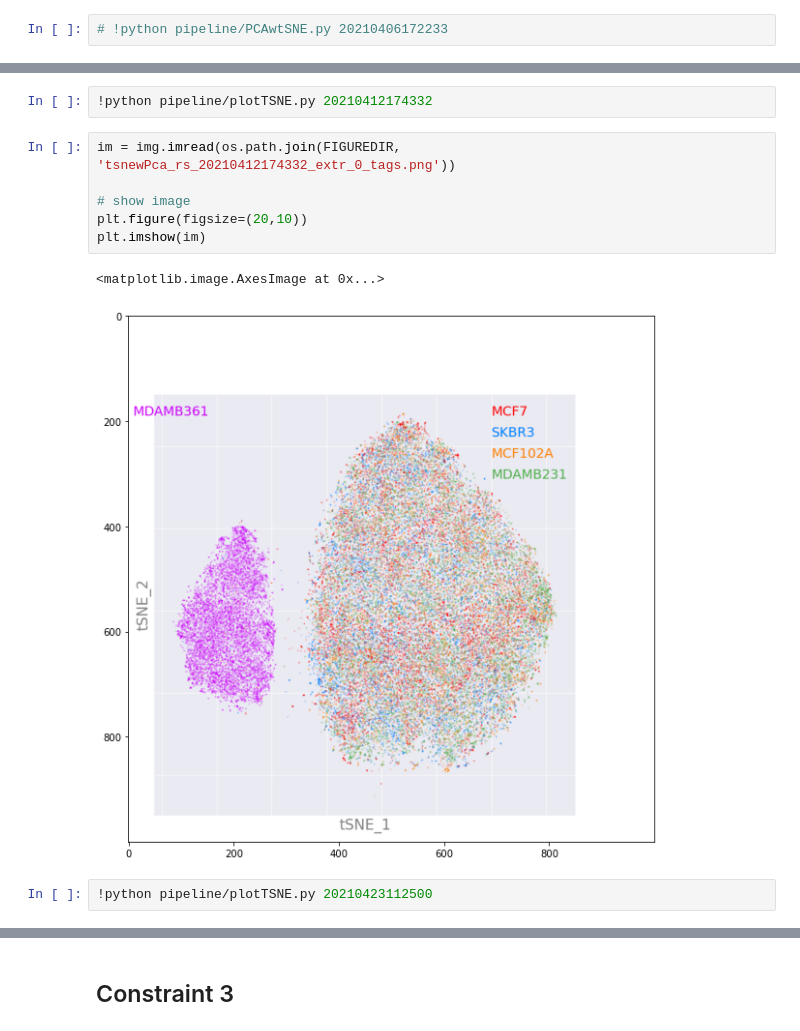
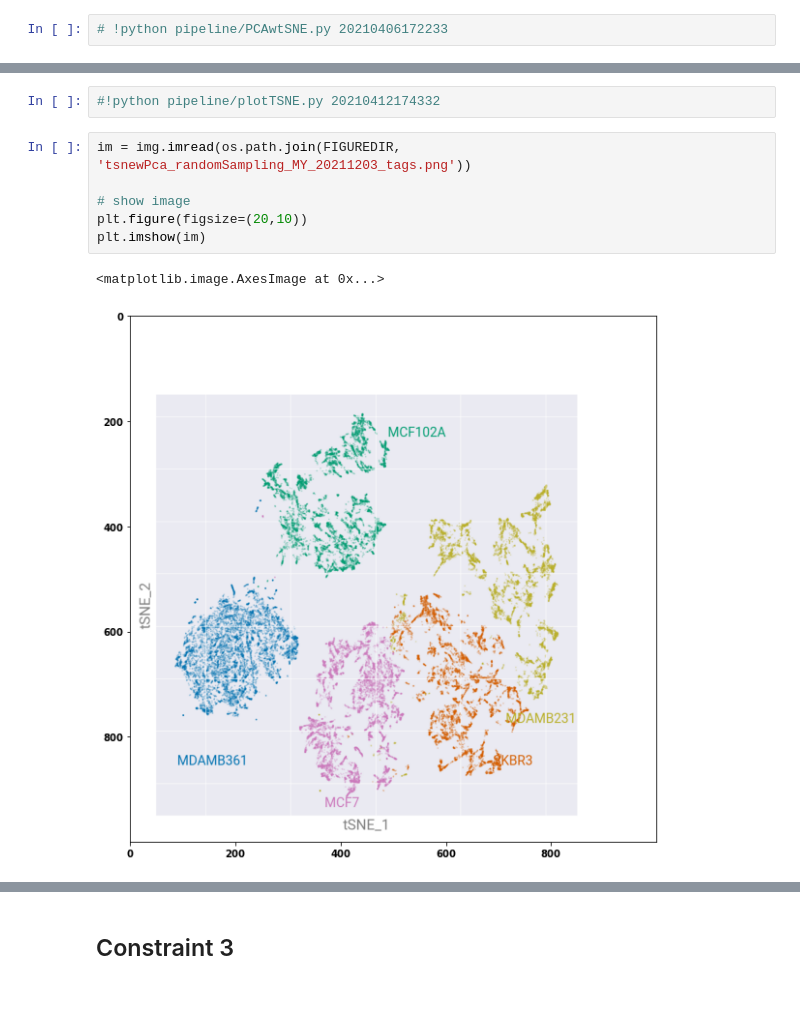
Before and after one commit to qLSLab/integrate, a Jupyter notebook: dataAnalysis.ipynb, the cells around one changed output, grey strips where cells are left out. Saved outputs shown, nothing was run; the diff lists cells and outputs as text; blank space fills up the shorter version.

```diff
--- a/dataAnalysis.ipynb
+++ b/dataAnalysis.ipynb
@@ -304,13 +229,11 @@ plt.imshow(im)
 # %%
-!python pipeline/plotTSNE.py 20210412174332
+#!python pipeline/plotTSNE.py 20210412174332
 # %%
-im = img.imread(os.path.join(FIGUREDIR, 'tsnewPca_rs_20210412174332_extr_0_tags.png'))
+im = img.imread(os.path.join(FIGUREDIR, 'tsnewPca_randomSampling_MY_20211203_tags.png'))
 
 # show image
 plt.figure(figsize=(20,10))
 plt.imshow(im)
 # %% [output]
 <matplotlib.image.AxesImage at 0x...>
-[figure, old version]
+[figure, new version]
-# %%
-!python pipeline/plotTSNE.py 20210423112500
```
Also changed, not shown: parts of 69 cells of this notebook, 15 other files.
